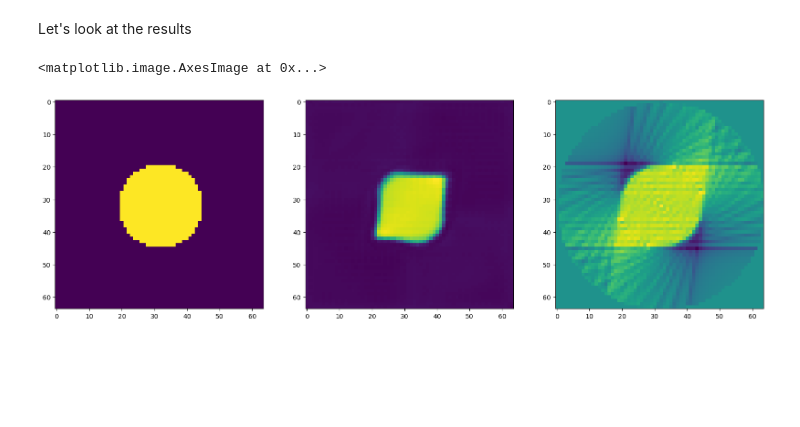
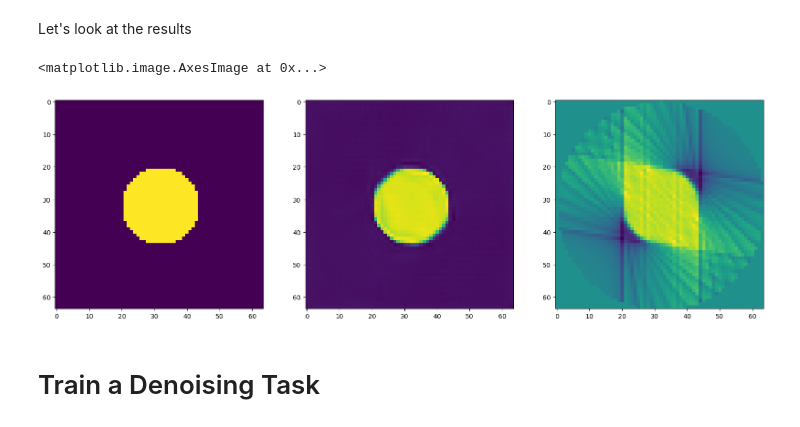
Before and after one commit to TimRoith/IncubatorSchool, a Jupyter notebook: Tutorial_03.ipynb, the cells around one changed output. Cells and saved outputs as stored; diff of their text form; code cells hidden in the pictures; blank space fills up the shorter version.

```diff
--- a/Tutorial_03.ipynb
+++ b/Tutorial_03.ipynb
@@ -98,7 +107,7 @@ save_model = False
 if save_model:
     torch.save(model.state_dict(), train_shape + '.pt')
 # %%
-load_model = False
+load_model = True
 if load_model:
     model.load_state_dict(torch.load('circle2.pt'))
 # %% [markdown]
@@ -106,31 +115,33 @@ Let's look at the results
 # %%
 # %% Test
 from utils import get_phantom
 img_size_test=64
 S_test = shapes(img_size=img_size_test)
 
-min_angle = 90
-max_angle = 180
+min_angle = 0
+max_angle = 90
 theta = np.linspace(min_angle,max_angle, endpoint = False, num=num_thetas)
 R = Radon(theta=theta)
 
 test_shape = 'rectangle'
 test_shape = 'circle'
 #test_shape = 'triangle'
 #test_shape = 'ellipse'
 I = S_test.get_shape(test_shape)
 #I = get_phantom(img_size_test)
 
 I_sino = R(I)
 #I_sino += noise(I_sino)
 recon = R.inv(I_sino)
 model_recon = model(recon)
 
 
 fig, ax = plt.subplots(1,3, figsize = (20,15))
 ax[0].imshow(I)
 ax[1].imshow(model_recon.detach()[0,0,...])
 ax[2].imshow(recon)
 # %% [output]
 <matplotlib.image.AxesImage at 0x...>
-[figure, old version]
+[figure, new version]
+# %% [markdown]
+# Train a Denoising Task
```
Also changed, not shown: parts of 15 cells of this notebook.
